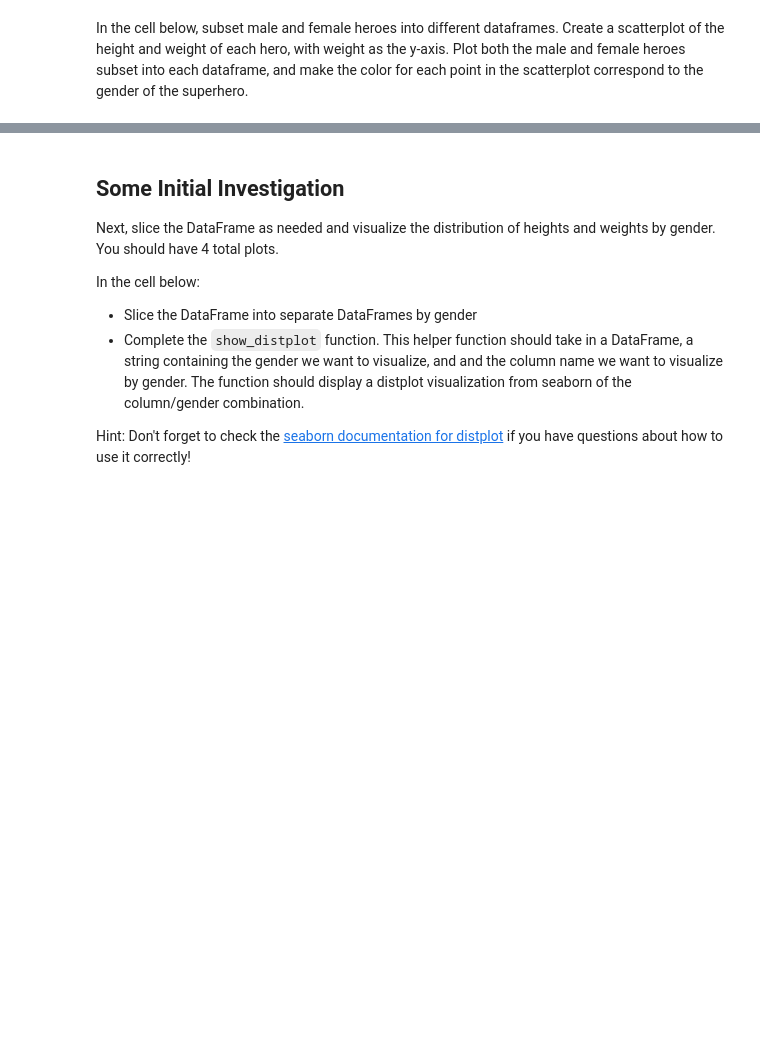
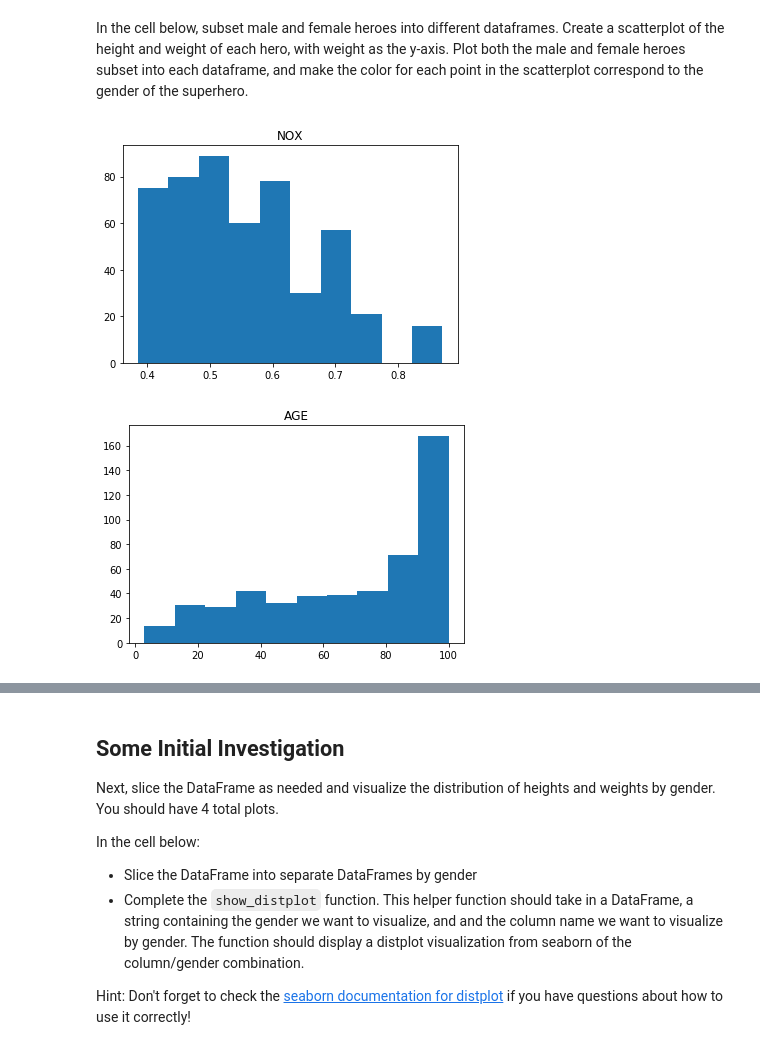
Before and after one commit to erdosn/dsc-1-04-13-project-data-cleaning-data-science, a Jupyter notebook: index.ipynb, the cells around one changed output, grey strips where cells are left out. Cells and saved outputs as stored; diff of their text form; code cells hidden in the pictures; blank space fills up the shorter version.

```diff
--- a/index.ipynb
+++ b/index.ipynb
@@ -391,0 +411,5 @@ In the cell below, join the two DataFrames.  Think about which sort of join you
+# %%
+boston = load_boston()
+# %%
+df = pd.DataFrame(np.column_stack([boston.data, boston.target]), columns=list(boston.feature_names) + ["target"])
+df.head()
@@ -393,0 +428,10 @@ In the cell below, subset male and female heroes into different dataframes.  Cre
+# %%
+plt.hist(df.NOX)
+plt.title("NOX")
+plt.show()
+plt.hist(df.AGE)
+plt.title("AGE")
+plt.show()
+# %% [output]
+[figure, added]
+[figure, added]
```
Also changed, not shown: parts of 13 cells of this notebook.
